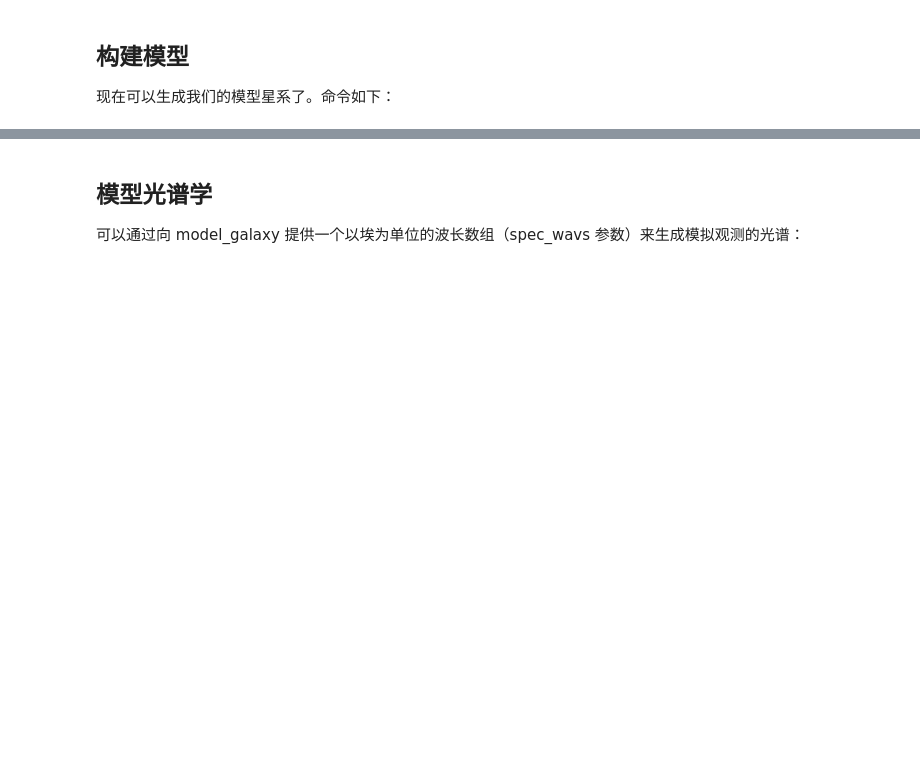
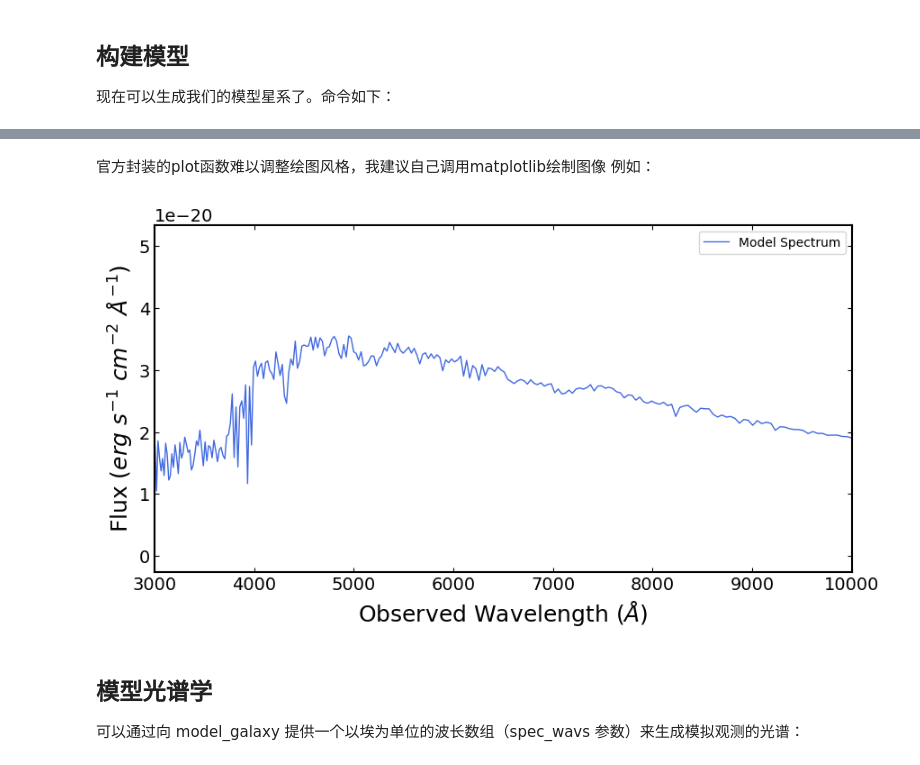
Before and after one commit to anjo233/bagpipes_learn, a Jupyter notebook: E1_Making_model_galaxies.ipynb, the cells around one changed output, grey strips where cells are left out. Drawn from its saved outputs; the diff is of its cells as text; code cells hidden in the pictures; blank space fills up the shorter version.

```diff
--- a/E1_Making_model_galaxies.ipynb
+++ b/E1_Making_model_galaxies.ipynb
@@ -85,3 +94,25 @@ fig = model.sfh.plot()
+# %% [markdown]
+官方封装的plot函数难以调整绘图风格，我建议自己调用matplotlib绘制图像
+例如：
+# %%
+import matplotlib.pyplot as plt
+
+fig, ax = plt.subplots(figsize=(10, 5))
+
+# 绘制光谱
+# 注意：spectrum_full 的单位通常是 erg/s/cm^2/A
+ax.plot(model.wavelengths, model.spectrum_full, color='royalblue', lw=1, label='Model Spectrum')
+
+# 调整显示范围(3000 Å 到 10,000 Å)
+ax.set_xlim(3000, 10000)
+
+# 添加标签
+ax.set_xlabel('Observed Wavelength ($\AA$)')
+ax.set_ylabel('Flux ($erg\ s^{-1}\ cm^{-2}\ \AA^{-1}$)')
+ax.legend()
+plt.show()
+# %% [output]
+[figure, added]
 # %% [markdown]
 ## 模型光谱学
 
```
Also changed, not shown: parts of 9 cells of this notebook.
